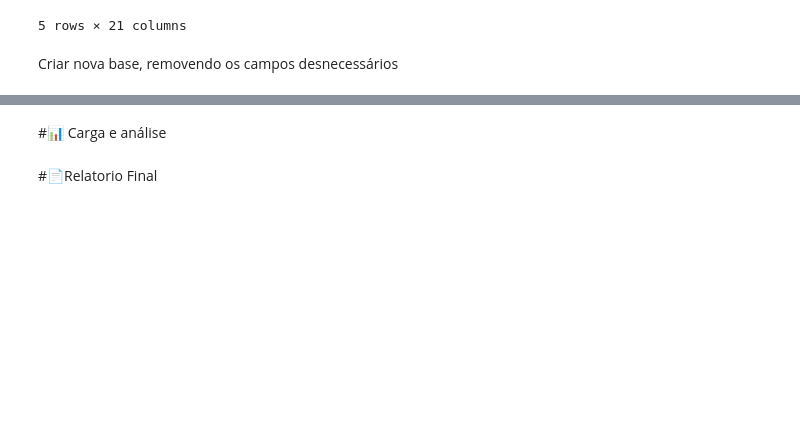
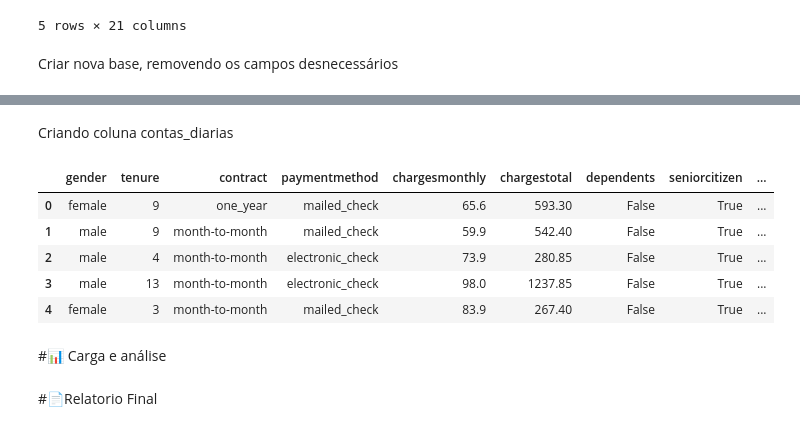
Before and after one commit to TyrGunllod/TELECOMX_ETL, a Jupyter notebook: TelecomX_BR.ipynb, the cells around one changed output, grey strips where cells are left out. Cells and saved outputs as stored; diff of their text form; code cells hidden in the pictures; blank space fills up the shorter version.

```diff
--- a/TelecomX_BR.ipynb
+++ b/TelecomX_BR.ipynb
@@ -278,0 +284,17 @@ memory usage: 825.4+ KB
+# %%
+# Colunas str para float
+cols_convert = ['tenure', 'chargesmonthly', 'chargestotal', 'dependents']
+
+df_base_util[cols_convert] = df_base_util[cols_convert].apply(
+    pd.to_numeric, errors="coerce"
+)
+
+# Colunas com "Yes"/"No"
+cols_yesno = ['dependents', 'partner', 'phoneservice', 'churn']
+df_base_util[cols_yesno] = df_base_util[cols_yesno].apply(lambda x: x == "Yes")
+
+# Coluna com 0/1
+df_base_util['seniorcitizen'] = df_base_util['seniorcitizen'].astype(bool)
+
+# Conferindo tipos
+df_base_util.info()
@@ -279,3 +321,15 @@ memory usage: 825.4+ KB
+# %% [markdown]
+Criando coluna contas_diarias
+# %%
+df_base_util["contas_diarias"] = df_base_util["chargesmonthly"] / 30
+df_base_util.head()
+# %% [output]
+|  | gender | tenure | contract | paymentmethod | chargesmonthly | chargestotal | dependents | seniorcitizen | ... |
+| 0 | female | 9 | one_year | mailed_check | 65.6 | 593.30 | False | True | ... |
+| 1 | male | 9 | month-to-month | mailed_check | 59.9 | 542.40 | False | True | ... |
+| 2 | male | 4 | month-to-month | electronic_check | 73.9 | 280.85 | False | True | ... |
+| 3 | male | 13 | month-to-month | electronic_check | 98.0 | 1237.85 | False | True | ... |
+| 4 | female | 3 | month-to-month | mailed_check | 83.9 | 267.40 | False | True | ... |
 # %% [markdown]
 #📊 Carga e análise
 # %% [markdown]
```
Also changed, not shown: parts of 5 cells of this notebook.
